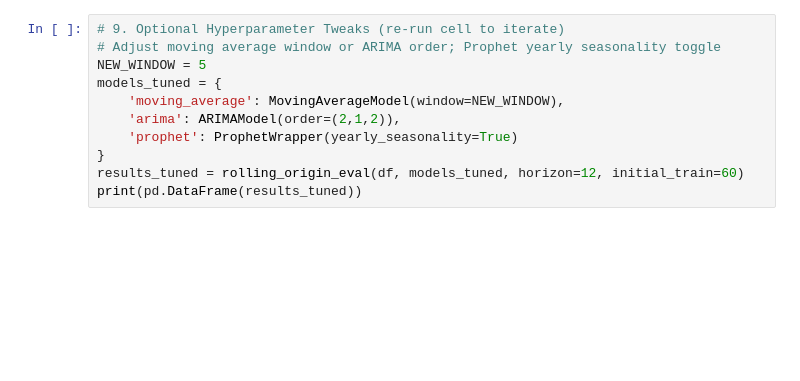
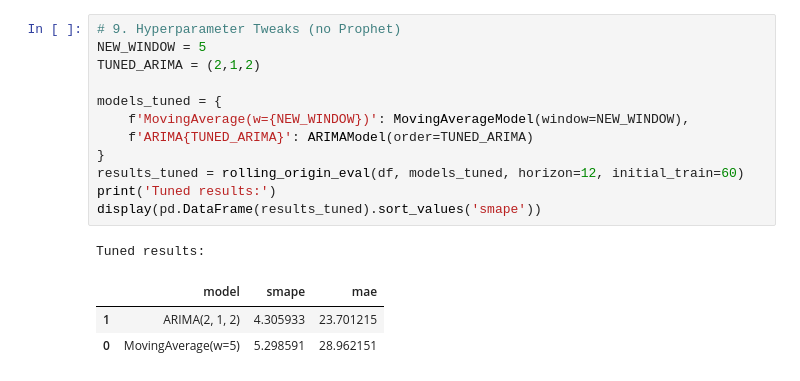
Before and after one commit to kamboonawaz/time_series_forecasting, a Jupyter notebook: notebooks/project_notebook.ipynb, the cells around one changed output. Cells and saved outputs as stored; diff of their text form; blank space fills up the shorter version.

```diff
--- a/notebooks/project_notebook.ipynb
+++ b/notebooks/project_notebook.ipynb
@@ -179,11 +189,17 @@ plt.show()
 # %%
-# 9. Optional Hyperparameter Tweaks (re-run cell to iterate)
-# Adjust moving average window or ARIMA order; Prophet yearly seasonality toggle
+# 9. Hyperparameter Tweaks (no Prophet)
 NEW_WINDOW = 5
+TUNED_ARIMA = (2,1,2)
+
 models_tuned = {
-    'moving_average': MovingAverageModel(window=NEW_WINDOW),
-    'arima': ARIMAModel(order=(2,1,2)),
-    'prophet': ProphetWrapper(yearly_seasonality=True)
+    f'MovingAverage(w={NEW_WINDOW})': MovingAverageModel(window=NEW_WINDOW),
+    f'ARIMA{TUNED_ARIMA}': ARIMAModel(order=TUNED_ARIMA)
 }
 results_tuned = rolling_origin_eval(df, models_tuned, horizon=12, initial_train=60)
-print(pd.DataFrame(results_tuned))
+print('Tuned results:')
+display(pd.DataFrame(results_tuned).sort_values('smape'))
+# %% [output]
+Tuned results:
+|  | model | smape | mae |
+| 1 | ARIMA(2, 1, 2) | 4.305933 | 23.701215 |
+| 0 | MovingAverage(w=5) | 5.298591 | 28.962151 |
```
Also changed, not shown: parts of 11 cells of this notebook, 8 other files.
